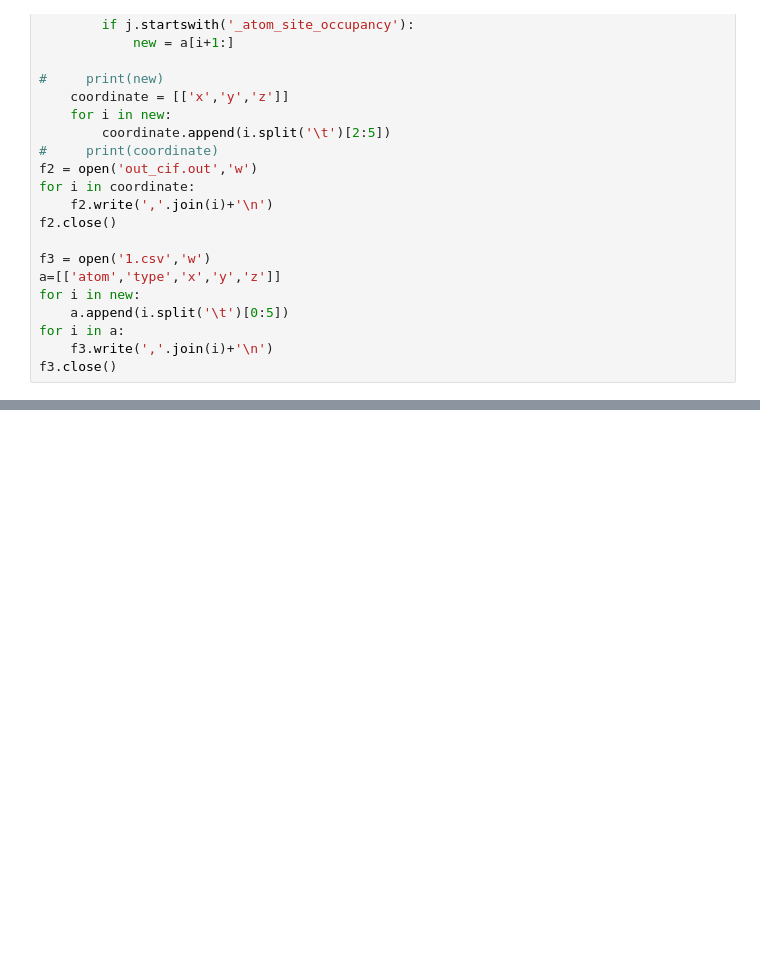
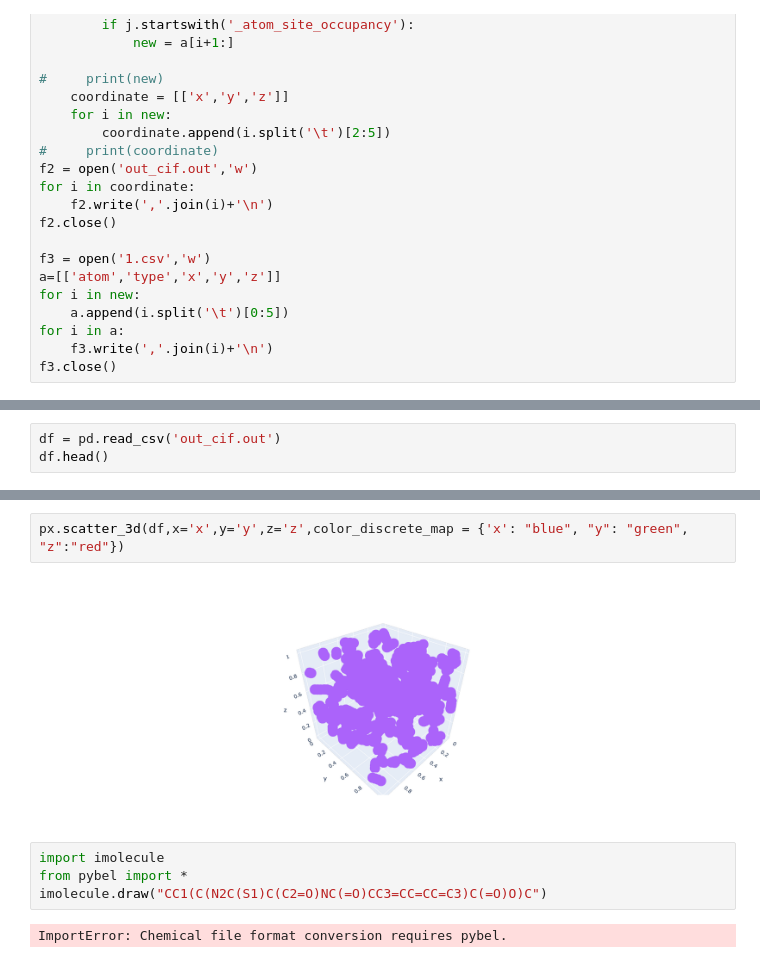
Before and after one commit to passwordhk/DailyStudyBackup, a Jupyter notebook: Plotly/Cif/未命名.ipynb, the cells around one changed output, grey strips where cells are left out. Cells and saved outputs as stored; diff of their text form; blank space fills up the shorter version.

```diff
--- a/Plotly/Cif/未命名.ipynb
+++ b/Plotly/Cif/未命名.ipynb
@@ -59,0 +28,3 @@ py.offline.plot(fig, filename='3d point clustering.html')
+# %%
+df = pd.read_csv('out_cif.out')
+df.head()
@@ -59,0 +38,10 @@ py.offline.plot(fig, filename='3d point clustering.html')
+# %%
+px.scatter_3d(df,x='x',y='y',z='z',color_discrete_map = {'x': "blue", "y": "green", "z":"red"})
+# %% [output]
+[figure, added]
+# %%
+import imolecule
+from pybel import *
+imolecule.draw("CC1(C(N2C(S1)C(C2=O)NC(=O)CC3=CC=CC=C3)C(=O)O)C")
+# %% [output]
+ImportError: Chemical file format conversion requires pybel.
```
Also changed, not shown: parts of 4 cells of this notebook, 13 other files.
